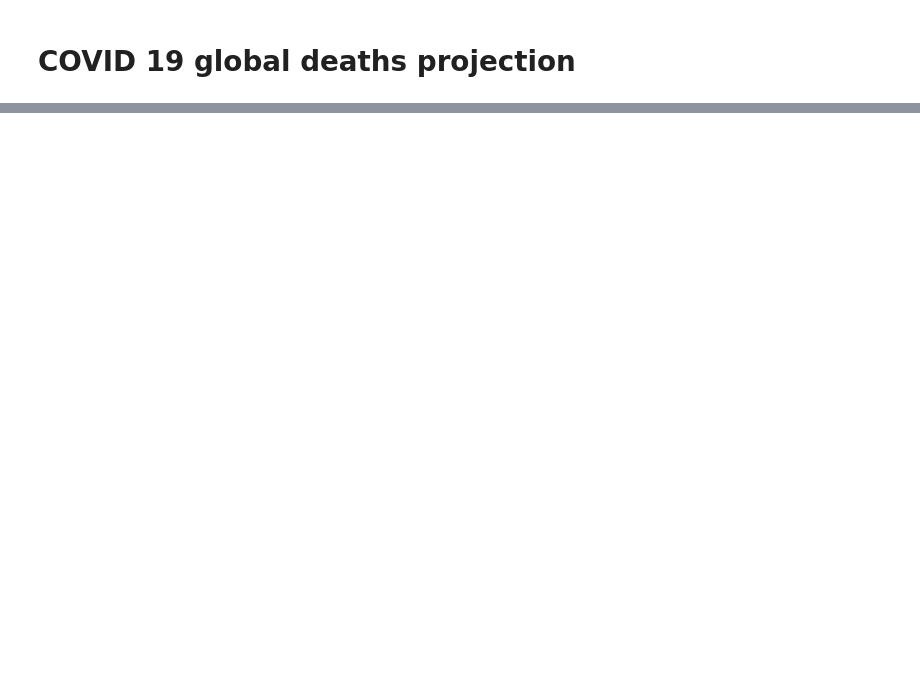
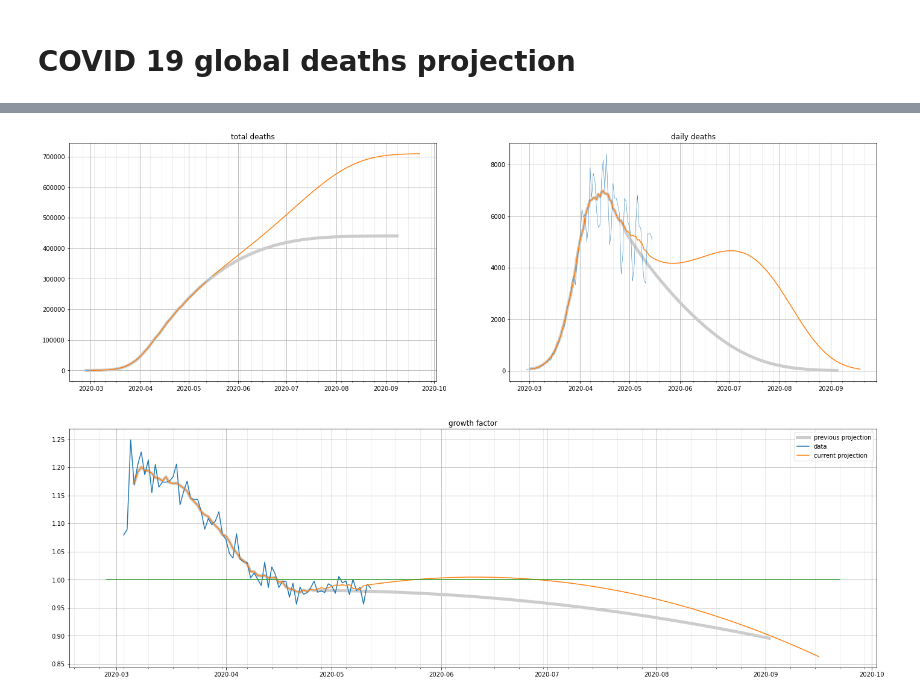
Before and after one commit to rouzwawi/labs, a Jupyter notebook: covid19.ipynb, the cells around one changed output, grey strips where cells are left out. Saved outputs shown, nothing was run; the diff lists cells and outputs as text; code cells hidden in the pictures; blank space fills up the shorter version.

Commit message:
Update covid proj

```diff
--- a/covid19.ipynb
+++ b/covid19.ipynb
@@ -158,0 +10,5 @@ df[40:]
+# %%
+projected = pd.read_csv('projection.csv', index_col=0, parse_dates=True)
+deaths_raw = pd.read_csv('deaths.csv')['deaths'].values
+# deaths_raw = pd.read_csv('deaths-20200501.csv')['deaths'].values
+deaths_raw
@@ -158,0 +26,12 @@ df[40:]
+# %%
+w = 7
+hw = w//2
+dates = pd.date_range(start='2020-02-27', periods=len(deaths_raw))
+ddf = pd.DataFrame({'deaths':deaths_raw}, index=dates)
+ddf['ma'] = ddf['deaths'].rolling(window=w).mean()
+ddf['ma_shift'] = ddf['ma'].shift(-hw)
+
+ddf['diff'] = ddf['deaths'] - ddf['deaths'].shift(1)
+ddf['ma_shift_diff'] = ddf['ma_shift'] - ddf['ma_shift'].shift(1)
+ddf['ma_shift_gf'] = ddf['ma_shift_diff'] / ddf['ma_shift_diff'].shift(1)
+ddf['ma_shift_gf_ma'] = ddf['ma_shift_gf'].rolling(window=w).mean().shift(-hw)
@@ -158,0 +78,38 @@ df[40:]
+# %%
+def configure_grid(ax):
+    mloc = MonthLocator()
+    wloc = WeekdayLocator()
+    ax.xaxis.set_major_locator(mloc)
+    ax.xaxis.set_major_formatter(mdates.DateFormatter('%Y-%m'))
+    ax.xaxis.set_minor_locator(wloc)
+    ax.grid(b=True, which='minor', color='#999999', linestyle='-', alpha=0.2)
+    ax.grid(True)
+
+fig = plt.figure()
+fig.set_size_inches(24, 16)
+
+gs = fig.add_gridspec(2,2)
+ax0 = fig.add_subplot(gs[0,0], title='total deaths')
+ax1 = fig.add_subplot(gs[0,1], title='daily deaths')
+ax2 = fig.add_subplot(gs[1,:], title='growth factor')
+configure_grid(ax0)
+configure_grid(ax1)
+configure_grid(ax2)
+
+ax0.plot(projected['deaths'], lw=5, color='#ccc')
+ax0.plot(ddf_proj['deaths'], lw=0.5)
+ax0.plot(ddf_proj['ma_shift'])
+
+ax1.plot(projected['ma_shift_diff'], lw=5, color='#ccc')
+ax1.plot(ddf_proj['diff'], lw=0.5)
+ax1.plot(ddf_proj['ma_shift_diff'])
+
+ax2.plot(projected['ma_shift_gf_ma'], lw=5, color='#ccc', label='previous projection')
+ax2.plot(ddf_proj['ma_shift_gf'], label='data')
+ax2.plot(ddf_proj['ma_shift_gf_ma'], label='current projection')
+ax2.plot([ddf_proj.index[0],ddf_proj.index[-1]], [1,1])
+
+plt.legend()
+plt.show()
+# %% [output]
+[figure, added]
```
Also changed, not shown: parts of 11 cells of this notebook, 1 other file.
